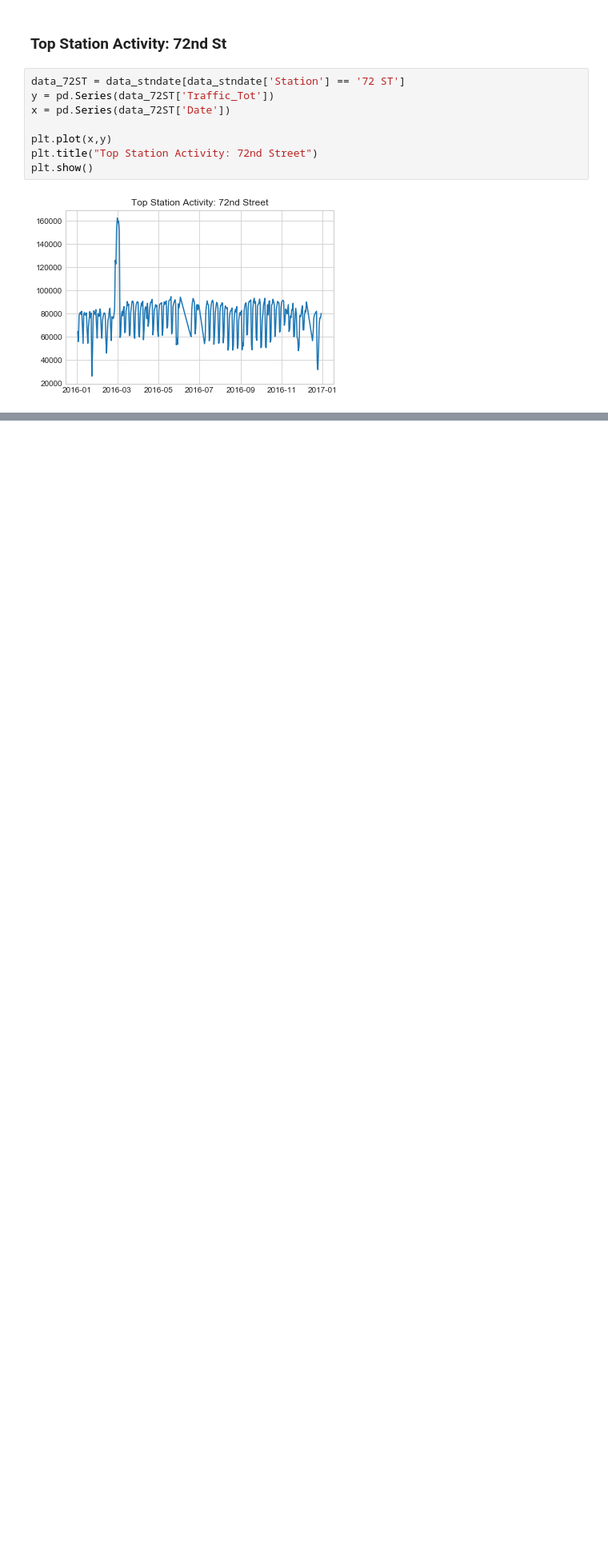
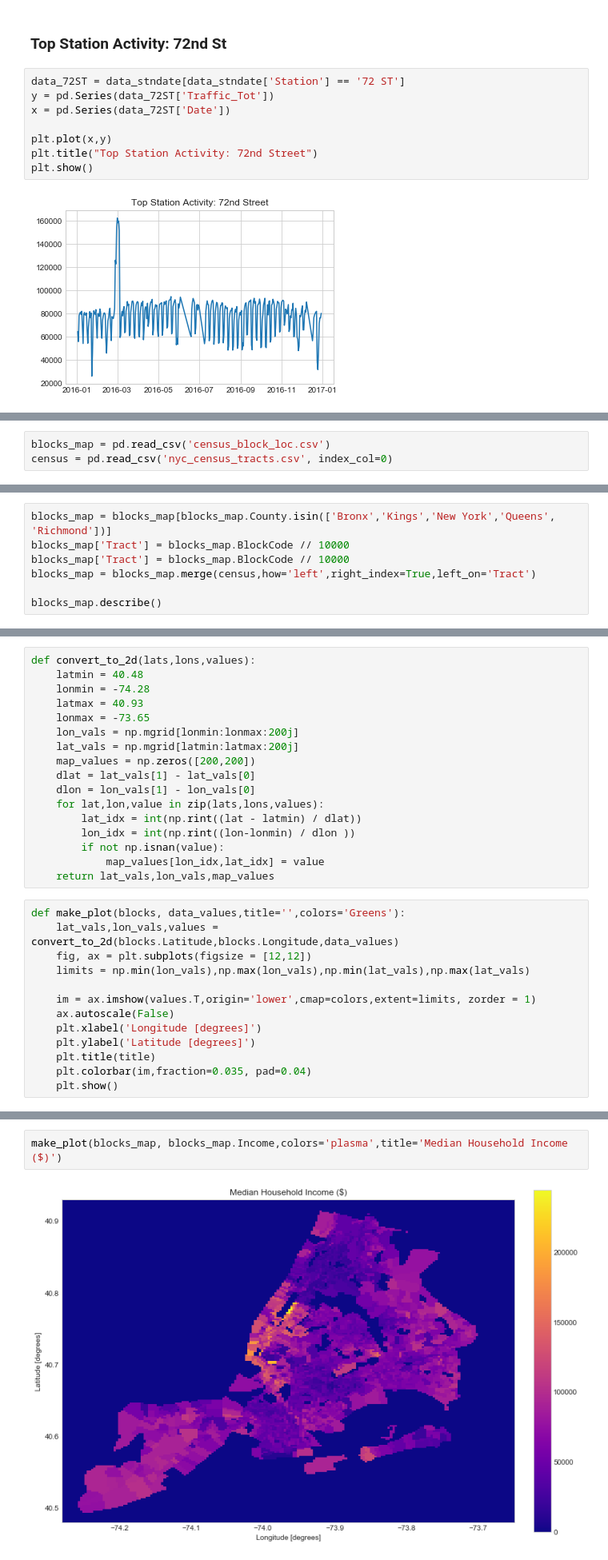
Before and after one commit to cipher813/McMahon_Metis, a Jupyter notebook: Project_1/P1_MTA-11.ipynb, the cells around one changed output, grey strips where cells are left out. Shown at 80% size. Cells and saved outputs as stored; diff of their text form; blank space fills up the shorter version.

Commit message:
Added Demographics Analysis and Plots

```diff
--- a/Project_1/P1_MTA-11.ipynb
+++ b/Project_1/P1_MTA-11.ipynb
@@ -219,0 +233,3 @@ plt.show()
+# %%
+blocks_map = pd.read_csv('census_block_loc.csv')
+census = pd.read_csv('nyc_census_tracts.csv', index_col=0)
@@ -219,0 +262,7 @@ plt.show()
+# %%
+blocks_map = blocks_map[blocks_map.County.isin(['Bronx','Kings','New York','Queens', 'Richmond'])]
+blocks_map['Tract'] = blocks_map.BlockCode // 10000
+blocks_map['Tract'] = blocks_map.BlockCode // 10000
+blocks_map = blocks_map.merge(census,how='left',right_index=True,left_on='Tract')
+
+blocks_map.describe()
@@ -219,0 +285,30 @@ plt.show()
+# %%
+def convert_to_2d(lats,lons,values):
+    latmin = 40.48
+    lonmin = -74.28
+    latmax = 40.93
+    lonmax = -73.65
+    lon_vals = np.mgrid[lonmin:lonmax:200j]
+    lat_vals = np.mgrid[latmin:latmax:200j]
+    map_values = np.zeros([200,200])
+    dlat = lat_vals[1] - lat_vals[0]
+    dlon = lon_vals[1] - lon_vals[0]
+    for lat,lon,value in zip(lats,lons,values):
+        lat_idx = int(np.rint((lat - latmin) / dlat))
+        lon_idx = int(np.rint((lon-lonmin) / dlon ))
+        if not np.isnan(value):
+            map_values[lon_idx,lat_idx] = value
+    return lat_vals,lon_vals,map_values
+# %%
+def make_plot(blocks, data_values,title='',colors='Greens'):
+    lat_vals,lon_vals,values = convert_to_2d(blocks.Latitude,blocks.Longitude,data_values)
+    fig, ax = plt.subplots(figsize = [12,12])
+    limits = np.min(lon_vals),np.max(lon_vals),np.min(lat_vals),np.max(lat_vals)
+
+    im = ax.imshow(values.T,origin='lower',cmap=colors,extent=limits, zorder = 1)
+    ax.autoscale(False)
+    plt.xlabel('Longitude [degrees]')
+    plt.ylabel('Latitude [degrees]')
+    plt.title(title)
+    plt.colorbar(im,fraction=0.035, pad=0.04)
+    plt.show()
@@ -219,0 +317,4 @@ plt.show()
+# %%
+make_plot(blocks_map, blocks_map.Income,colors='plasma',title='Median Household Income ($)')
+# %% [output]
+[figure, added]
```
Also changed, not shown: parts of 33 cells of this notebook.
